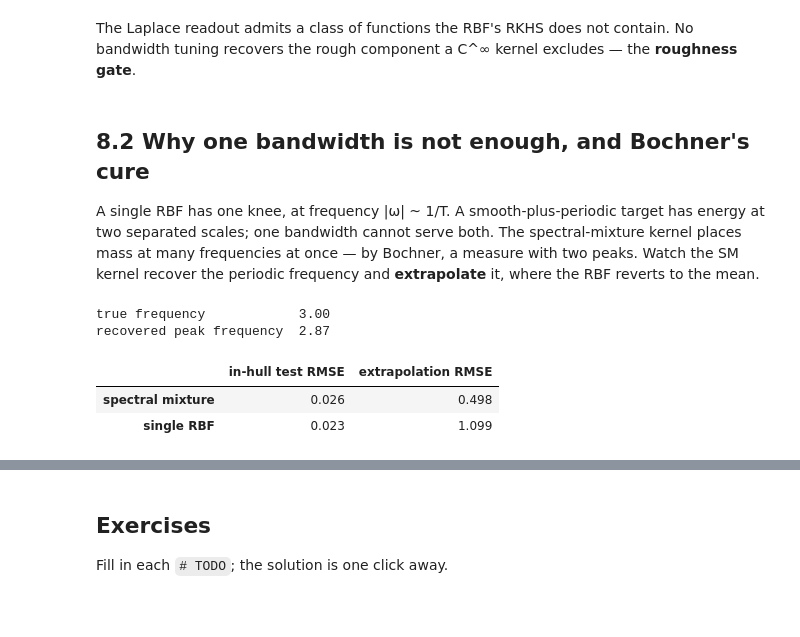
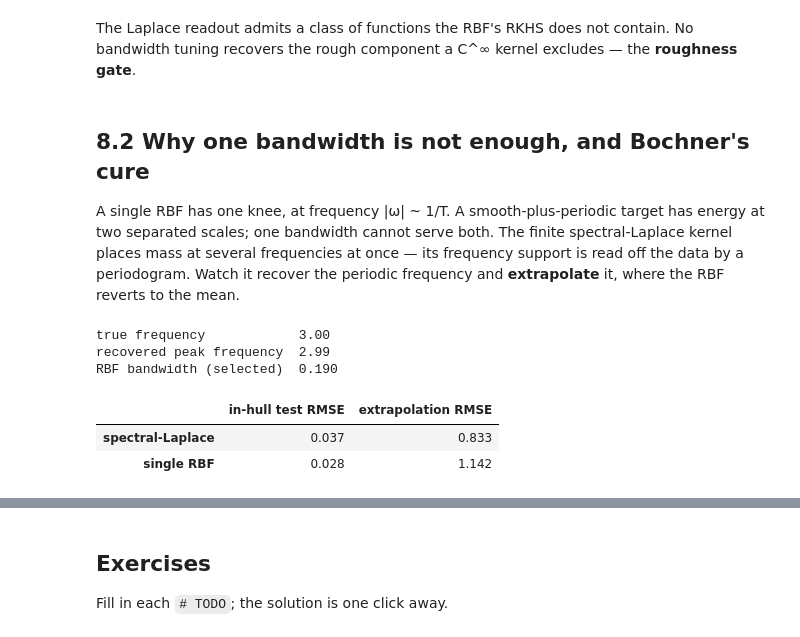
Before and after one commit to asudjianto-xml/Learned-Kernel, a Jupyter notebook: notebooks/ch08_spectral_bochner.ipynb, the cells around one changed output, grey strips where cells are left out. Cells and saved outputs as stored; diff of their text form; code cells hidden in the pictures; blank space fills up the shorter version.

```diff
--- a/notebooks/ch08_spectral_bochner.ipynb
+++ b/notebooks/ch08_spectral_bochner.ipynb
@@ -70,26 +74,29 @@ bandwidth tuning recovers the rough component a C^∞ kernel excludes — the **
 ## 8.2  Why one bandwidth is not enough, and Bochner's cure
 
 A single RBF has one knee, at frequency |ω| ~ 1/T. A smooth-plus-periodic target has energy
-at two separated scales; one bandwidth cannot serve both. The spectral-mixture kernel places
-mass at many frequencies at once — by Bochner, a measure with two peaks. Watch the SM kernel
-recover the periodic frequency and **extrapolate** it, where the RBF reverts to the mean.
+at two separated scales; one bandwidth cannot serve both. The finite spectral-Laplace kernel
+places mass at several frequencies at once — its frequency support is read off the data by a
+periodogram. Watch it recover the periodic frequency and **extrapolate** it, where the RBF
+reverts to the mean.
 # %%
 d = ch08.periodic_extrapolation_demo(seed=0)
 print(f"true frequency            {d['true_freq']:.2f}")
 print(f"recovered peak frequency  {d['recovered_freq']:.2f}")
+print(f"RBF bandwidth (selected)  {d['ell']:.3f}")
 tbl = pd.DataFrame({
-    "in-hull test RMSE": {"spectral mixture": round(d["sm_test_rmse"], 3),
+    "in-hull test RMSE": {"spectral-Laplace": round(d["sm_test_rmse"], 3),
                           "single RBF": round(d["rbf_test_rmse"], 3)},
-    "extrapolation RMSE": {"spectral mixture": round(d["sm_extrap_rmse"], 3),
+    "extrapolation RMSE": {"spectral-Laplace": round(d["sm_extrap_rmse"], 3),
                            "single RBF": round(d["rbf_extrap_rmse"], 3)},
 })
 tbl
 # %% [output]
 true frequency            3.00
-recovered peak frequency  2.87
+recovered peak frequency  2.99
+RBF bandwidth (selected)  0.190
 |  | in-hull test RMSE | extrapolation RMSE |
-| spectral mixture | 0.026 | 0.498 |
-| single RBF | 0.023 | 1.099 |
+| spectral-Laplace | 0.037 | 0.833 |
+| single RBF | 0.028 | 1.142 |
 # %%
 ch08.make_periodic_figure(seed=0)
 plt.show()
```
Also changed, not shown: parts of 22 cells of this notebook, 3 other files.
